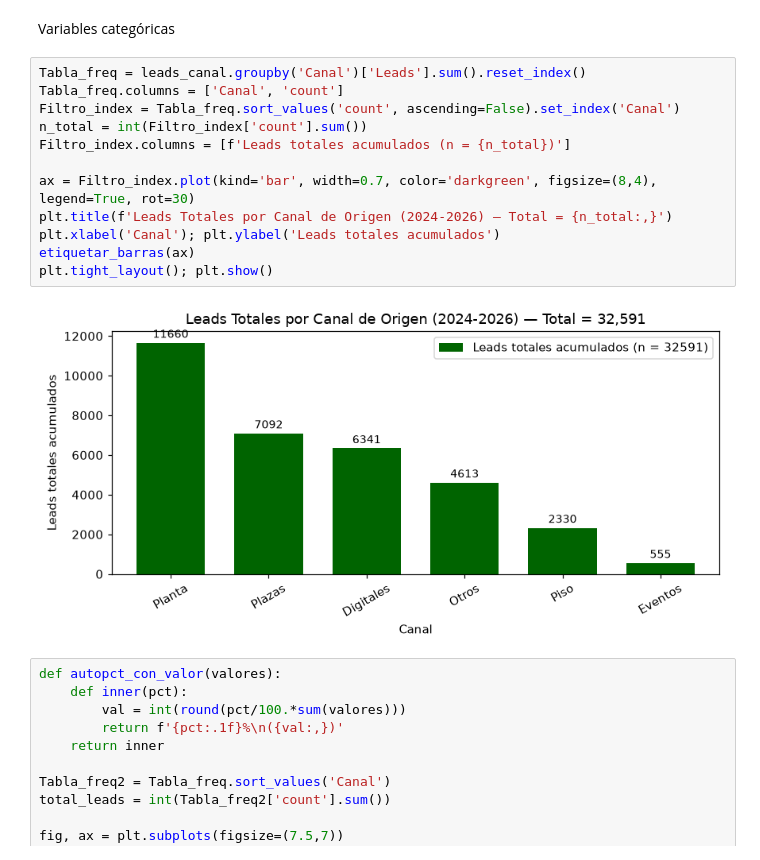
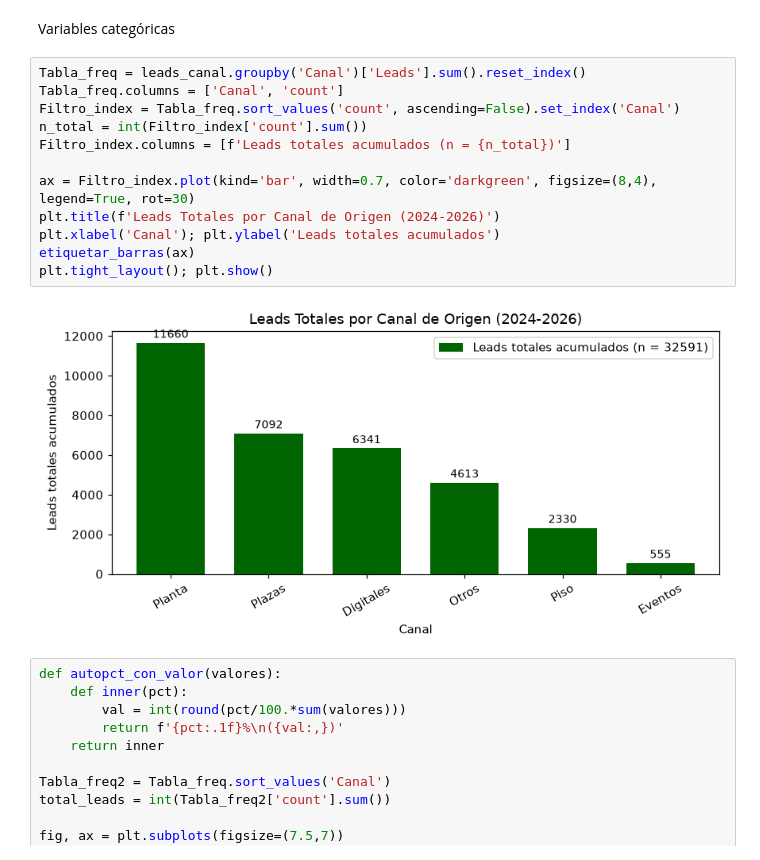
Before and after one commit to a01739713-jpg/Actividad4_Extraccioncaractersticas, a Jupyter notebook: Actividad4.2/codigo.ipynb, the cells around one changed output. Saved outputs shown, nothing was run; the diff lists cells and outputs as text.

```diff
--- a/Actividad4.2/codigo.ipynb
+++ b/Actividad4.2/codigo.ipynb
@@ -145,17 +145,17 @@ Variables categóricas
 # %%
 Tabla_freq = leads_canal.groupby('Canal')['Leads'].sum().reset_index()
 Tabla_freq.columns = ['Canal', 'count']
 Filtro_index = Tabla_freq.sort_values('count', ascending=False).set_index('Canal')
 n_total = int(Filtro_index['count'].sum())
 Filtro_index.columns = [f'Leads totales acumulados (n = {n_total})']
 
 ax = Filtro_index.plot(kind='bar', width=0.7, color='darkgreen', figsize=(8,4), legend=True, rot=30)
-plt.title(f'Leads Totales por Canal de Origen (2024-2026) — Total = {n_total:,}')
+plt.title(f'Leads Totales por Canal de Origen (2024-2026)')
 plt.xlabel('Canal'); plt.ylabel('Leads totales acumulados')
 etiquetar_barras(ax)
 plt.tight_layout(); plt.show()
 # %% [output]
-[figure, old version]
+[figure, new version]
 # %%
 def autopct_con_valor(valores):
     def inner(pct):
```
Also changed, not shown: parts of 4 cells of this notebook.
